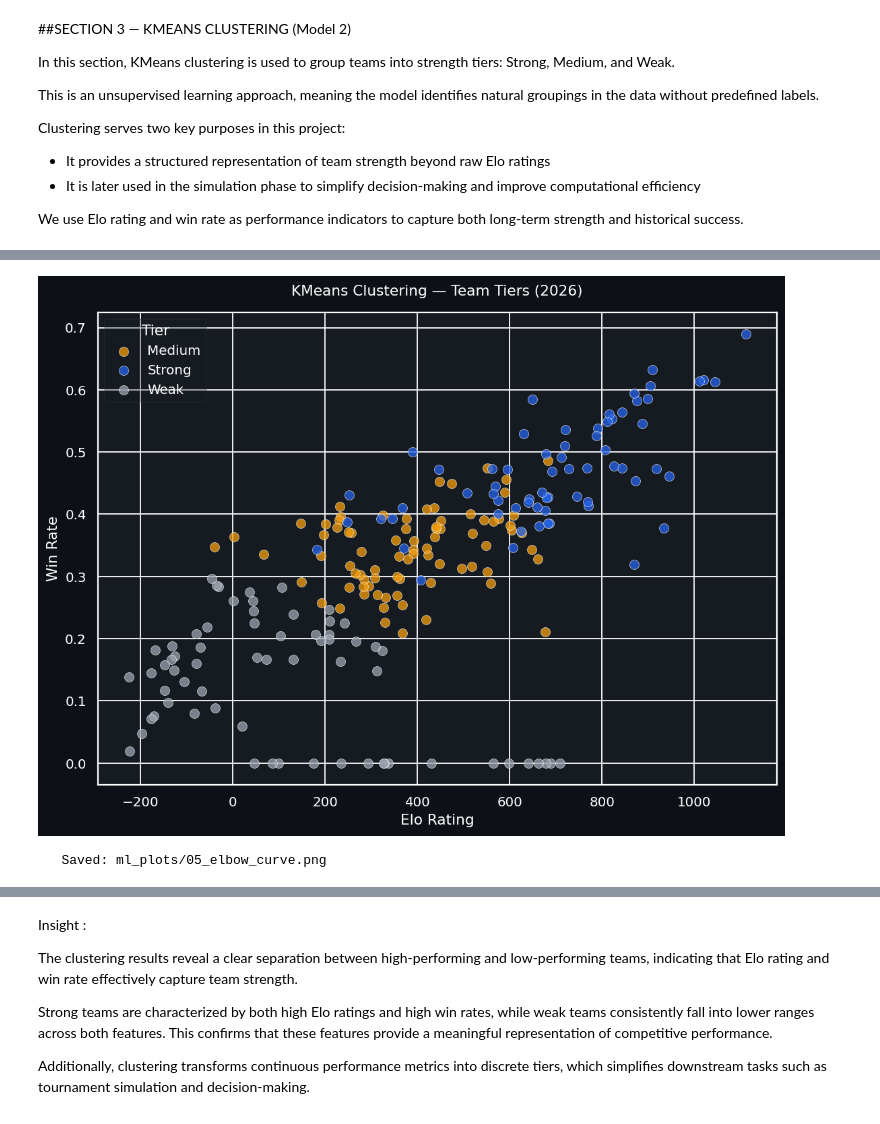
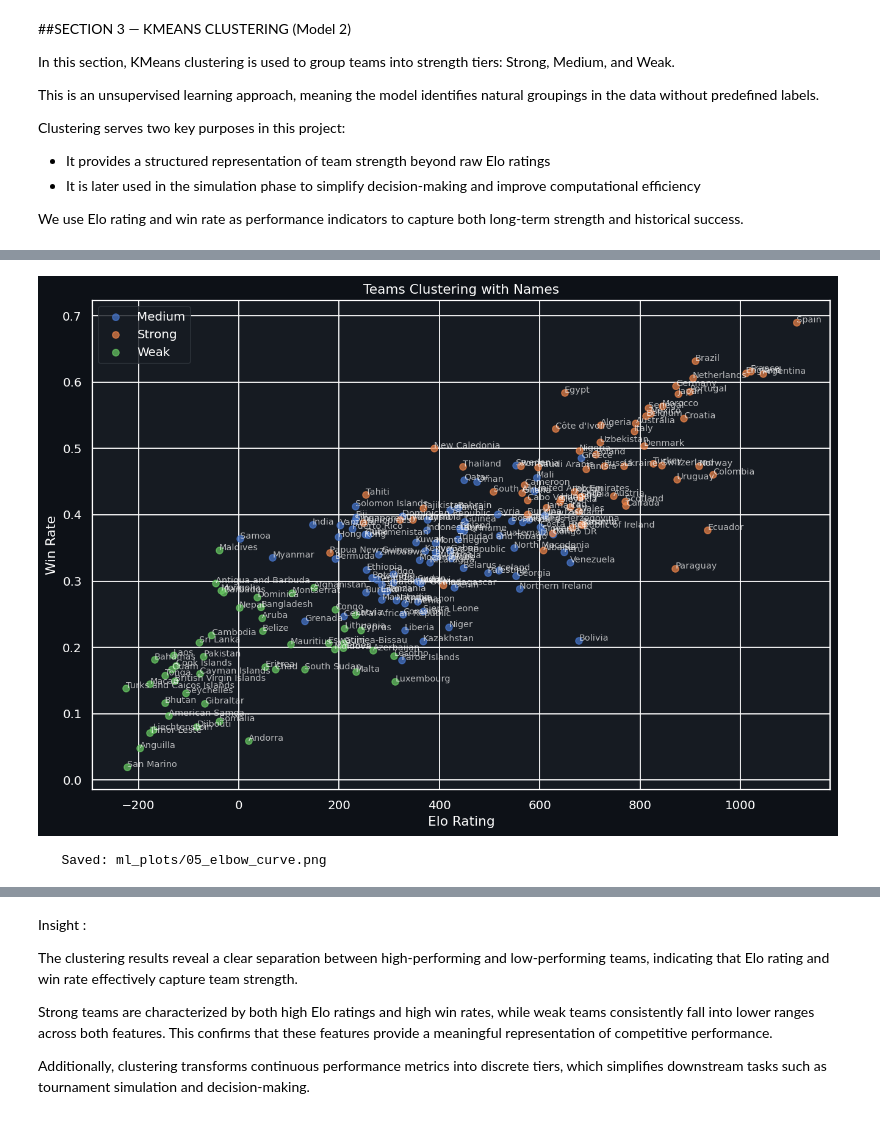
Before and after one commit to EngMohamed-op/supervised-and-unsupervised-project, a Jupyter notebook: WorldCup2026Prediction.ipynb, the cells around one changed output, grey strips where cells are left out. Drawn from its saved outputs; the diff is of its cells as text; code cells hidden in the pictures.

```diff
--- a/WorldCup2026Prediction.ipynb
+++ b/WorldCup2026Prediction.ipynb
@@ -1721,20 +1721,33 @@ Clustering serves two key purposes in this project:
 We use Elo rating and win rate as performance indicators to capture both long-term strength and historical success.
 # %%
 # SECTION 3 — KMEANS TEAM CLUSTERING ( Model 2 )
-
-#نقسم الفرق الى قويه ومتوسطه وضعيفه عن طريق الكلاسترنق ولانه بدون ليبل بنستخدم انسوبرفايسد ليرننق
 
 print("_" * 60)
 print("  SECTION 3 — KMEANS TEAM CLUSTERING")
 print("_" * 60)
 
-#KMeans: unsupervised — lets the data itself define tiers. We don't manually label "strong/medium/weak". 3 clusters mirror the natural football hierarchy.
-
 elo_snap = pd.read_csv("elo_snapshot_2026.csv")
 
-#Extra features per team for richer clustering
-#ننشئ فيوتشر جديدات
-#الwin rate : يحسب لكل فريق نسبه الفوز = عدد الفوز\عدد المباريات
+#  الـ snapshot يحتوي أسماء قديمة (Yugoslavia, USA, IR Iran...)
+#         هذه الفرق ما لعبت بعد 2002 بسببها حصلت name_mapping في Part 1
+#         win_rate=0 لأن كل مبارياتها محسوبة تحت الاسم الجديد
+#         نستخدم former_names.csv + قائمة الفرق النشطة للتنظيف
+
+# الفرق اللي لعبت فعلاً بعد 2002
+active_teams = set(df['home_team'].unique()) | set(df['away_team'].unique())
+
+# الأسماء القديمة من former_names.csv
+former_map = dict(zip(df_former['former'], df_former['current']))
+
+# فلتر: نحتفظ فقط بالفرق النشطة أو اللي عندها اسم حالي في former_names
+elo_snap = elo_snap[
+    elo_snap['team'].isin(active_teams) |
+    elo_snap['team'].isin(former_map.values())
+].copy()
+
+print(f"   Teams after removing inactive/former names: {len(elo_snap)}")
+
+#Win Rate
 win_rate_all = {}
 for team in elo_snap['team']:
     h_wins = len(df[(df['home_team'] == team) & (df['result'] == 2)])
@@ -1743,26 +1756,23 @@ for team in elo_snap['team']:
     win_rate_all[team] = (h_wins + a_wins) / played if played > 0 else 0
 
 elo_snap['win_rate'] = elo_snap['team'].map(win_rate_all).fillna(0)
-# Add form to clustering features
-elo_snap['form'] = elo_snap['team'].map(FORM_DICT).fillna(0.5)
+elo_snap['form']     = elo_snap['team'].map(FORM_DICT).fillna(0.5)
 
-cluster_features = ['elo_2026', 'win_rate','form']
+#  فلتر إضافي — أي فريق ما لعب ولا مباراة واحدة يُحذف  هذا يمنع تأثير الأسماء القديمة المتبقية على الـ clustering
+elo_snap = elo_snap[elo_snap['win_rate'] > 0].copy()
+print(f"   Teams with actual match history: {len(elo_snap)}")
+
+# KMeans
+cluster_features = ['elo_2026', 'win_rate', 'form']
 X_cluster = elo_snap[cluster_features].copy()
 
-#Scale for KMeans (distance-sensitive)
 scaler_k = StandardScaler()
 X_scaled = scaler_k.fit_transform(X_cluster)
 
-#3 clusters: matches the project brief (Strong/Medium/Weak) and confirmed by Elbow method
-#KMeans assumes spherical clusters and relies on distance so scaling is required
 kmeans = KMeans(n_clusters=3, random_state=42, n_init=10)
 elo_snap['cluster'] = kmeans.fit_predict(X_scaled)
 
-
-#Map cluster IDs to labels by Elo centroid
 centroid_elo = elo_snap.groupby('cluster')['elo_2026'].mean().sort_values(ascending=False)
-
-#Map clusters to interpretable labels based on average Elo (post-hoc interpretation)
 label_map    = {centroid_elo.index[0]: 'Strong',
                 centroid_elo.index[1]: 'Medium',
                 centroid_elo.index[2]: 'Weak'}
@@ -1775,45 +1785,47 @@ print("\nStrong Tier — Top 15 Teams:")
 strong = elo_snap[elo_snap['tier'] == 'Strong'].sort_values('elo_2026', ascending=False)
 print(strong[['team', 'elo_2026', 'win_rate']].head(15).to_string(index=False))
 
-#Scatter plot: Elo vs Win Rate, colored by cluster
-cluster_colors = {'Strong': C_PRIMARY,
-                  'Medium': C_SECONDARY,
-                  'Weak': C_NEUTRAL}
+fig, ax = plt.subplots(figsize=(12, 8))
 
-#Elbow curve (justification for k=3)
+for tier, grp in elo_snap.groupby('tier'):
+    ax.scatter(grp['elo_2026'], grp['win_rate'],
+               label=tier, alpha=0.7)
+
+    # إضافة أسماء الفرق
+    for _, row in grp.iterrows():
+        ax.text(row['elo_2026'], row['win_rate'], row['team'],
+                fontsize=8, alpha=0.7)
+
+ax.set_title('Teams Clustering with Names')
+ax.set_xlabel('Elo Rating')
+ax.set_ylabel('Win Rate')
+ax.legend()
+save_ml_fig("08_kmeans_clustering_with_names")
+plt.show()
+
+#Elbow Curve
 inertias = []
-K_range  = range(2, 9)
-for k in K_range:
+for k in range(2, 9):
     km = KMeans(n_clusters=k, random_state=42, n_init=10)
     km.fit(X_scaled)
     inertias.append(km.inertia_)
-
 fig, ax = plt.subplots(figsize=(8, 5))
-ax.plot(K_range, inertias, color=C_ACCENT,
-        linewidth=2.5, marker='o', markersize=7)
-ax.axvline(3, linestyle='--', color=C_DANGER,
-           alpha=0.7, label='Chosen k = 3')
+ax.plot(range(2, 9), inertias, color=C_ACCENT, linewidth=2.5, marker='o', markersize=7)
+ax.axvline(3, linestyle='--', color=C_DANGER, alpha=0.7, label='Chosen k = 3')
 ax.set_title('KMeans Elbow Curve — Choosing k', pad=14)
-ax.set_xlabel('Number of Clusters (k)')
-ax.set_ylabel('Inertia')
+ax.set_xlabel('Number of Clusters (k)'); ax.set_ylabel('Inertia')
 ax.legend()
 save_ml_fig("05_elbow_curve")
 
-# اطبع كل الفرق في كل كلستر
+#Full Tier List
 print("\n" + "_" * 50)
 print("  TEAM TIERS — FULL LIST")
 print("_" * 50)
+for tier_name, tier_label in [('Strong','STRONG'),('Medium','MEDIUM'),('Weak','WEAK')]:
+    teams_in_tier = elo_snap[elo_snap['tier'] == tier_name].sort_values('elo_2026', ascending=False)
+    print(f"\n{tier_label} — {len(teams_in_tier)} teams:")
+    print(teams_in_tier[['team', 'elo_2026', 'win_rate']].to_string(index=False))
 
-for tier_name, tier_label in [('Strong', 'STRONG'),
-                                ('Medium', 'MEDIUM'),
-                                ('Weak', 'WEAK')]:
-    teams_in_tier = (elo_snap[elo_snap['tier'] == tier_name]
-                     .sort_values('elo_2026', ascending=False))
-    print(f"\n{tier_label} — {len(teams_in_tier)} teams:")
-    print(teams_in_tier[['team', 'elo_2026', 'win_rate']]
-          .to_string(index=False))
-
-# Save clustered snapshot for simulator
 elo_snap.to_csv("elo_snapshot_clustered.csv", index=False)
 print("\n  Section 3 complete — elo_snapshot_clustered.csv saved.\n")
 # %% [output]
@@ -1837,2 +1849,2 @@ Strong Tier — Top 15 Teams:
-[figure, old version]
+[figure, new version]
    Saved: ml_plots/05_elbow_curve.png
```
Also changed, not shown: parts of 7 cells of this notebook.
